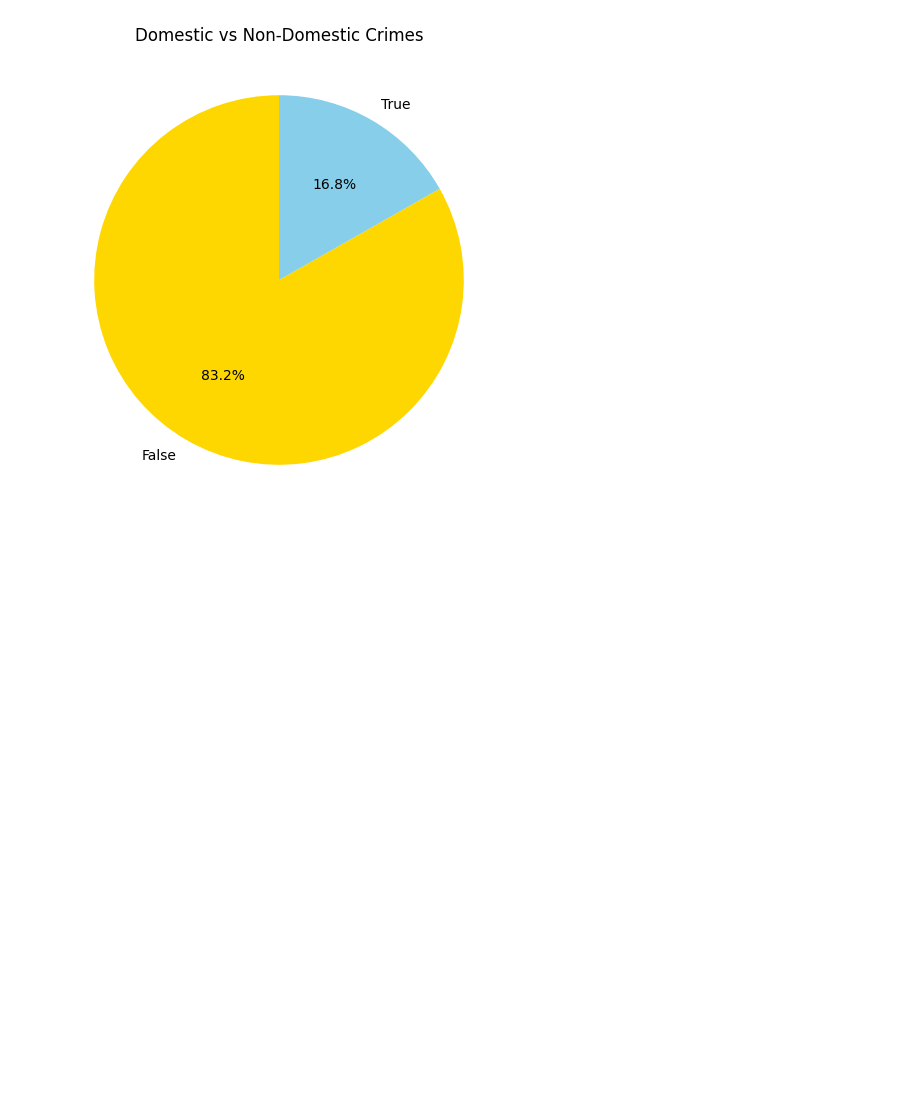
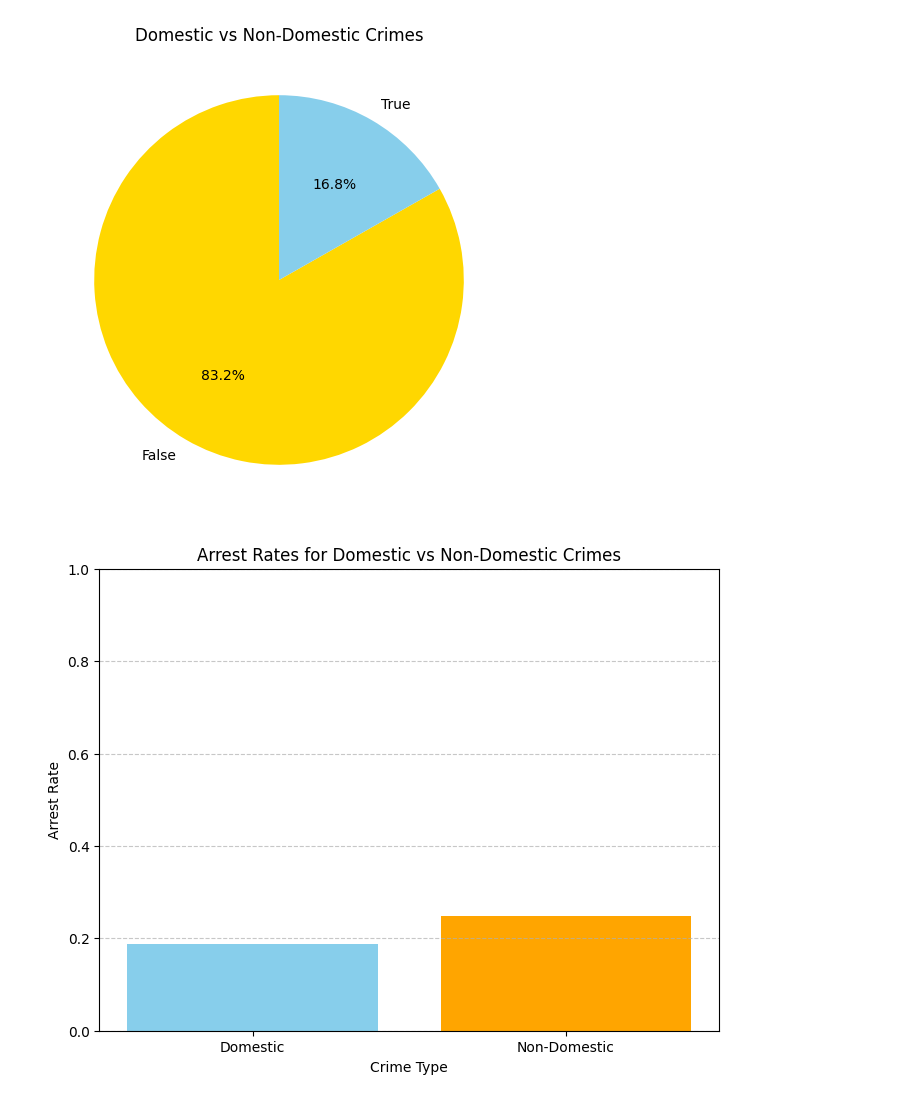
Before and after one commit to Kamalesh-Gandhi/Chicago-Crime-Analyzer, a Jupyter notebook: EDA_Chicago_Crime_Analyzer.ipynb, the cells around one changed output. Saved outputs shown, nothing was run; the diff lists cells and outputs as text; code cells hidden in the pictures; blank space fills up the shorter version.

```diff
--- a/EDA_Chicago_Crime_Analyzer.ipynb
+++ b/EDA_Chicago_Crime_Analyzer.ipynb
@@ -356,0 +344,22 @@ plt.show()
+# %%
+import matplotlib.pyplot as plt
+
+# Calculate arrest rates for domestic and non-domestic crimes
+domestic_arrests = df[df['Domestic'] == True]['Arrest'].mean()
+non_domestic_arrests = df[df['Domestic'] == False]['Arrest'].mean()
+
+# Data for plotting
+categories = ['Domestic', 'Non-Domestic']
+arrest_rates = [domestic_arrests, non_domestic_arrests]
+
+# Plotting
+plt.figure(figsize=(8, 6))
+plt.bar(categories, arrest_rates, color=['skyblue', 'orange'])
+plt.title("Arrest Rates for Domestic vs Non-Domestic Crimes")
+plt.xlabel("Crime Type")
+plt.ylabel("Arrest Rate")
+plt.ylim(0, 1)  # Arrest rates are between 0 and 1
+plt.grid(axis='y', linestyle='--', alpha=0.7)
+plt.show()
+# %% [output]
+[figure, added]
```
Also changed, not shown: parts of 1 cell of this notebook.
